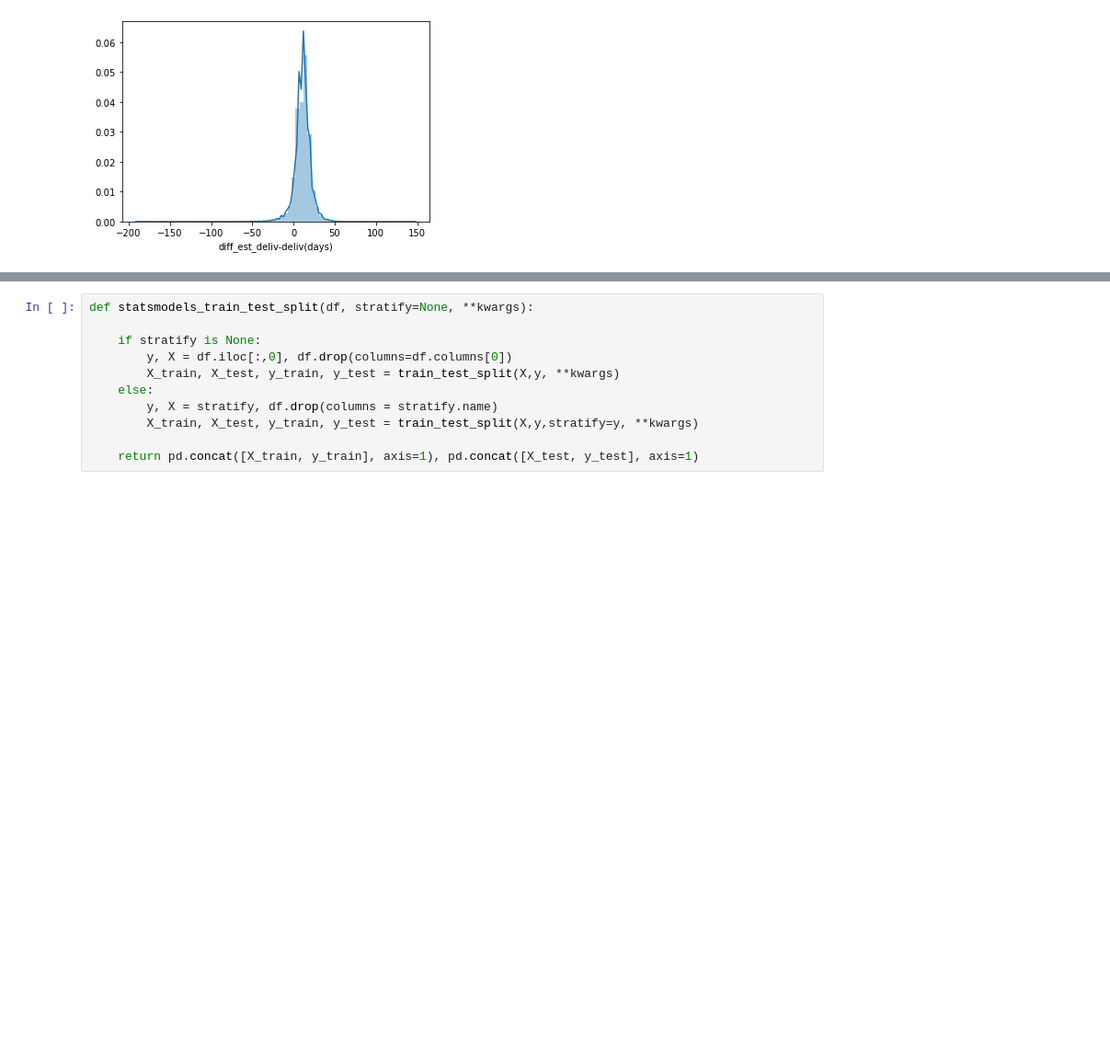
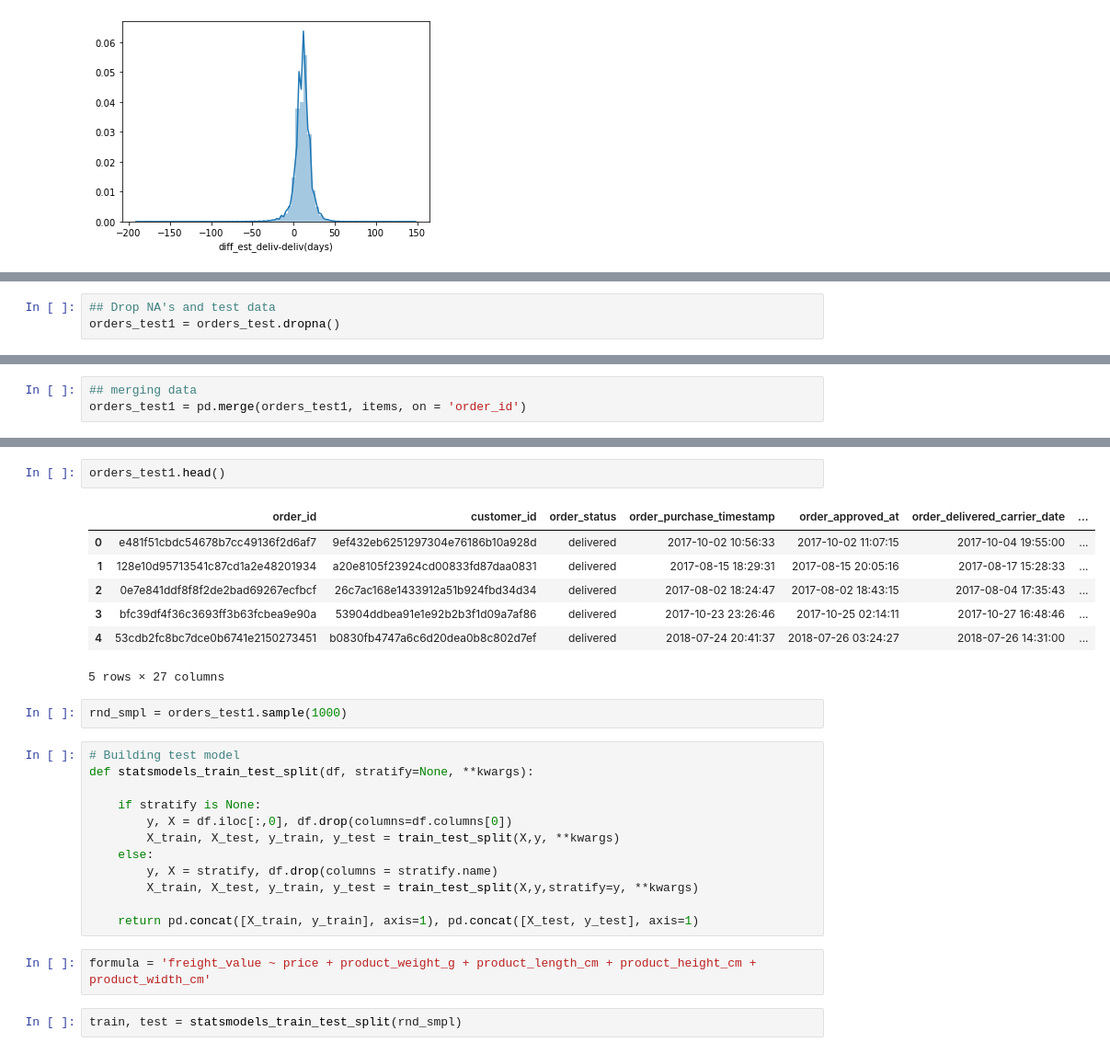
Before and after one commit to Kisazadev/Brasil, a Jupyter notebook: Brazil.ipynb, the cells around one changed output, grey strips where cells are left out. Shown at 92% size. Drawn from its saved outputs; the diff is of its cells as text; blank space fills up the shorter version.

```diff
--- a/Brazil.ipynb
+++ b/Brazil.ipynb
@@ -197,0 +204,3 @@ sns.distplot(orders_test['diff_est_deliv-deliv(days)'], bins=70)
+# %%
+## Drop NA's and test data
+orders_test1 = orders_test.dropna()
@@ -197,0 +225,3 @@ sns.distplot(orders_test['diff_est_deliv-deliv(days)'], bins=70)
+# %%
+## merging data
+orders_test1 = pd.merge(orders_test1, items, on = 'order_id')
@@ -198,4 +267,17 @@ sns.distplot(orders_test['diff_est_deliv-deliv(days)'], bins=70)
+# %%
+orders_test1.head()
+# %% [output]
+|  | order_id | customer_id | order_status | order_purchase_timestamp | order_approved_at | order_delivered_carrier_date | ... |
+| 0 | e481f51cbdc54678b7cc49136f2d6af7 | 9ef432eb6251297304e76186b10a928d | delivered | 2017-10-02 10:56:33 | 2017-10-02 11:07:15 | 2017-10-04 19:55:00 | ... |
+| 1 | 128e10d95713541c87cd1a2e48201934 | a20e8105f23924cd00833fd87daa0831 | delivered | 2017-08-15 18:29:31 | 2017-08-15 20:05:16 | 2017-08-17 15:28:33 | ... |
+| 2 | 0e7e841ddf8f8f2de2bad69267ecfbcf | 26c7ac168e1433912a51b924fbd34d34 | delivered | 2017-08-02 18:24:47 | 2017-08-02 18:43:15 | 2017-08-04 17:35:43 | ... |
+| 3 | bfc39df4f36c3693ff3b63fcbea9e90a | 53904ddbea91e1e92b2b3f1d09a7af86 | delivered | 2017-10-23 23:26:46 | 2017-10-25 02:14:11 | 2017-10-27 16:48:46 | ... |
+| 4 | 53cdb2fc8bc7dce0b6741e2150273451 | b0830fb4747a6c6d20dea0b8c802d7ef | delivered | 2018-07-24 20:41:37 | 2018-07-26 03:24:27 | 2018-07-26 14:31:00 | ... |
+5 rows × 27 columns
+# %%
+rnd_smpl = orders_test1.sample(1000)
 # %%
+# Building test model
 def statsmodels_train_test_split(df, stratify=None, **kwargs):
 
     if stratify is None:
@@ -206,3 +288,7 @@ def statsmodels_train_test_split(df, stratify=None, **kwargs):
         X_train, X_test, y_train, y_test = train_test_split(X,y,stratify=y, **kwargs)
 
     return pd.concat([X_train, y_train], axis=1), pd.concat([X_test, y_test], axis=1)
+# %%
+formula = 'freight_value ~ price + product_weight_g + product_length_cm + product_height_cm + product_width_cm'
+# %%
+train, test = statsmodels_train_test_split(rnd_smpl)
```
Also changed, not shown: parts of 8 cells of this notebook.
